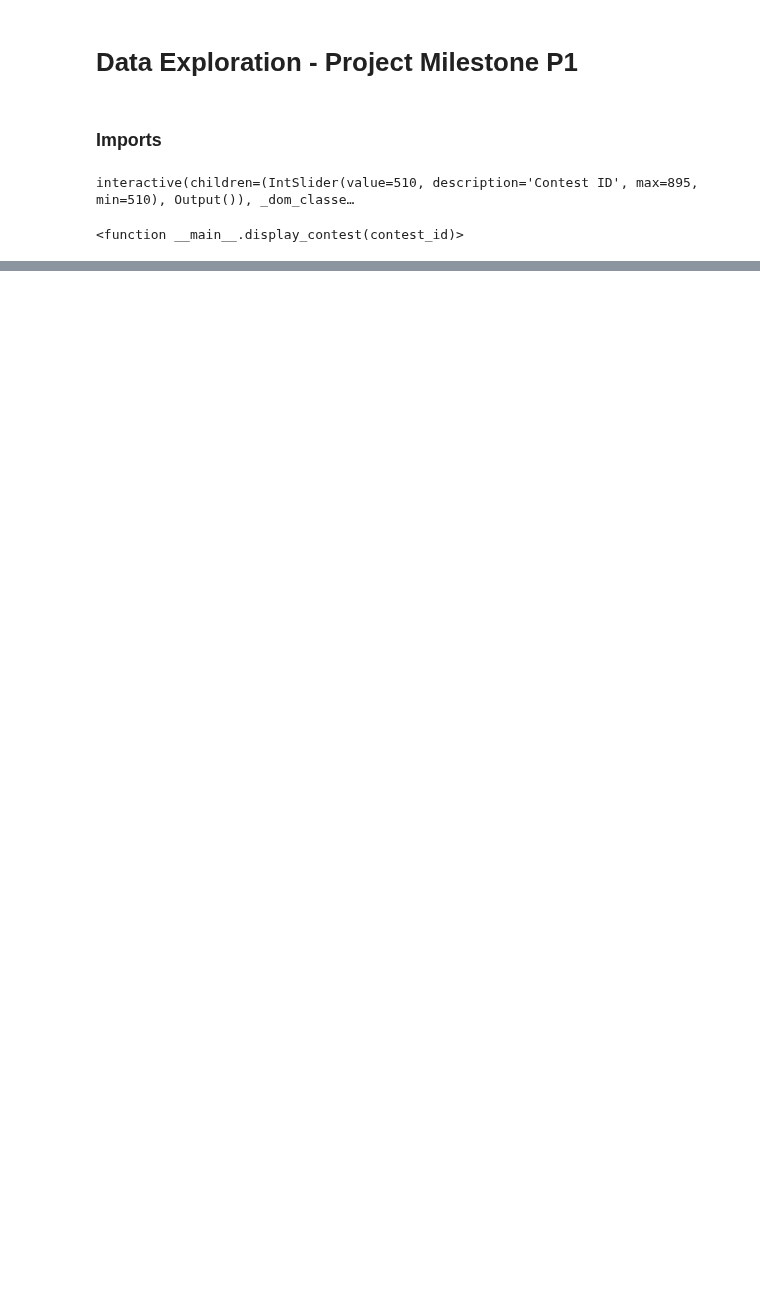
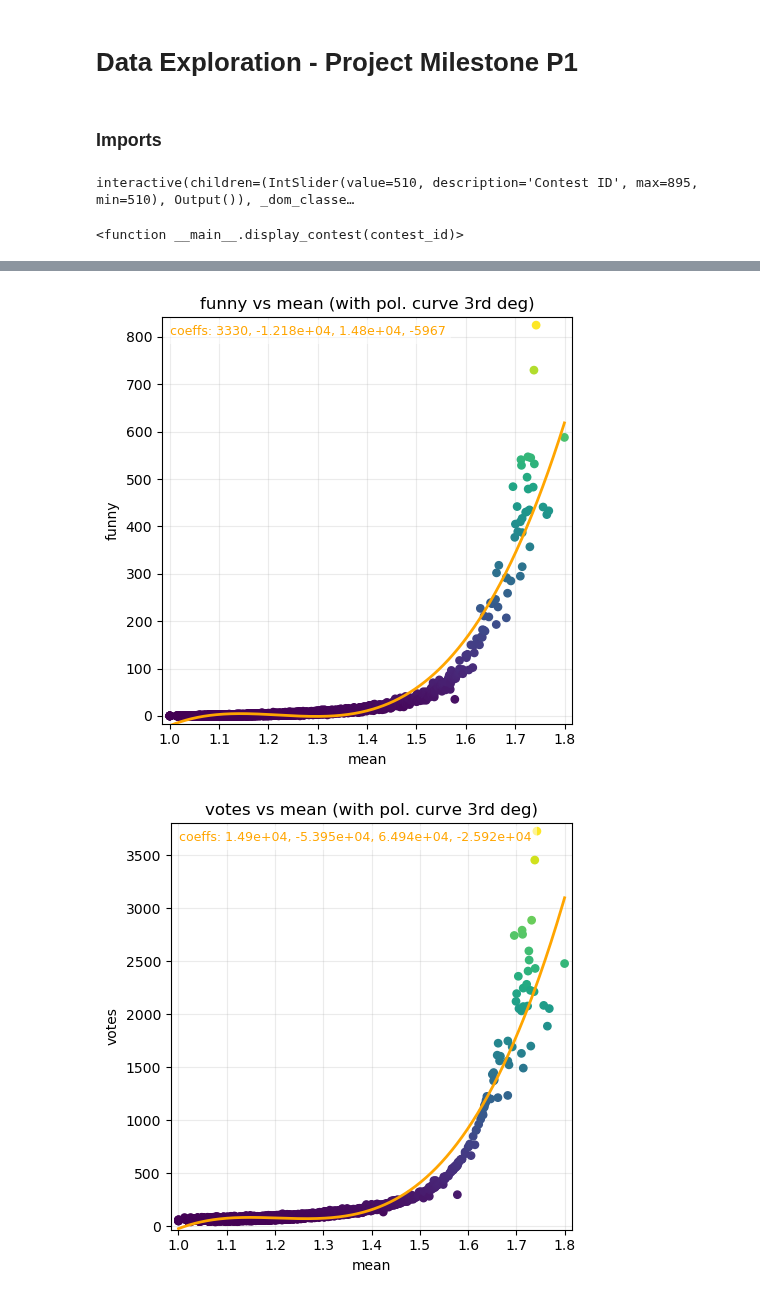
Before and after one commit to epfl-ada/ada-2025-project-json-derulo, a Jupyter notebook: src/Jeremy/data_exploration.ipynb, the cells around one changed output, grey strips where cells are left out. Cells and saved outputs as stored; diff of their text form; code cells hidden in the pictures; blank space fills up the shorter version.

```diff
--- a/src/Jeremy/data_exploration.ipynb
+++ b/src/Jeremy/data_exploration.ipynb
@@ -114,5 +126,8 @@ display(df_current.head(10))
 # %%
-# _ = plot_df_two_class(df_current, x_col="mean", y_col="funny", trace="poly",
-#                       figsize=(5, 5), title= None, cmap= 'viridis', save_path=None)
-# _ = plot_df_two_class(df_current, x_col="mean", y_col="votes", trace="poly",
-#                       figsize=(5, 5), title= None, cmap= 'viridis', save_path=None)
+_ = plot_df_two_class(df_current, x_col="mean", y_col="funny", trace="poly",
+                      figsize=(5, 5), title= None, cmap= 'viridis', save_path=None)
+_ = plot_df_two_class(df_current, x_col="mean", y_col="votes", trace="poly",
+                      figsize=(5, 5), title= None, cmap= 'viridis', save_path=None)
+# %% [output]
+[figure, added]
+[figure, added]
```
Also changed, not shown: parts of 5 cells of this notebook, 2 other files.
